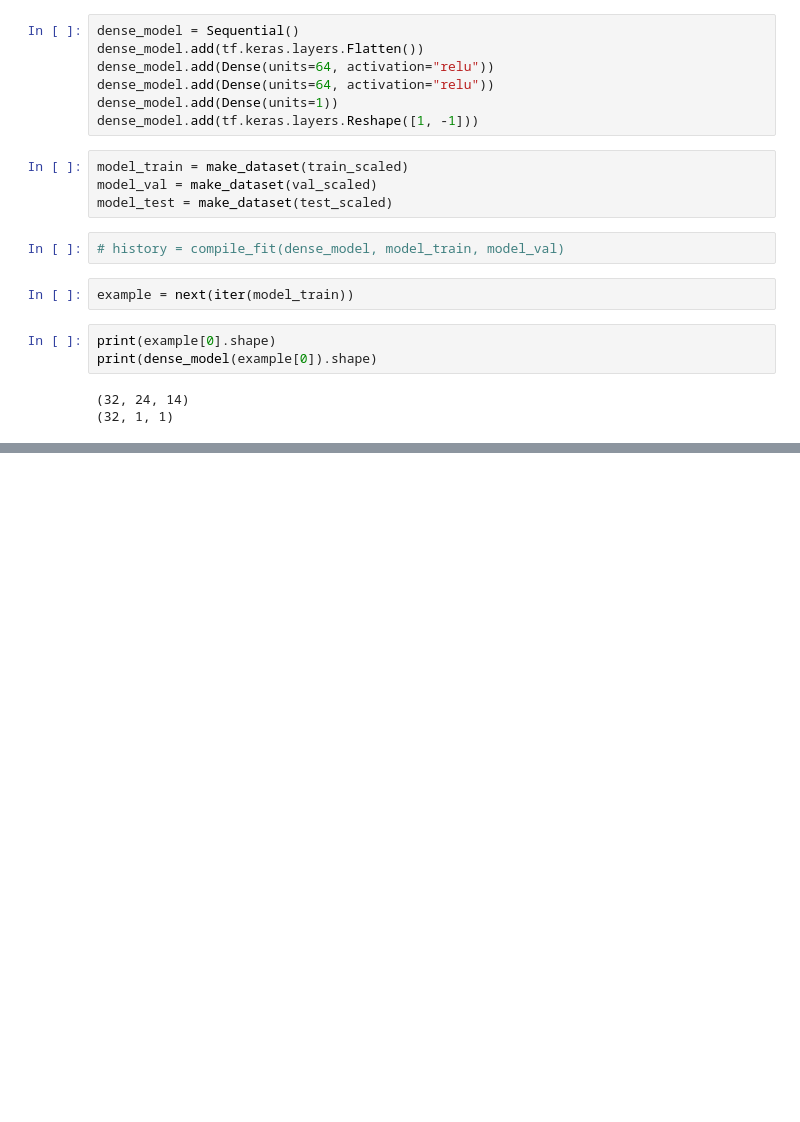
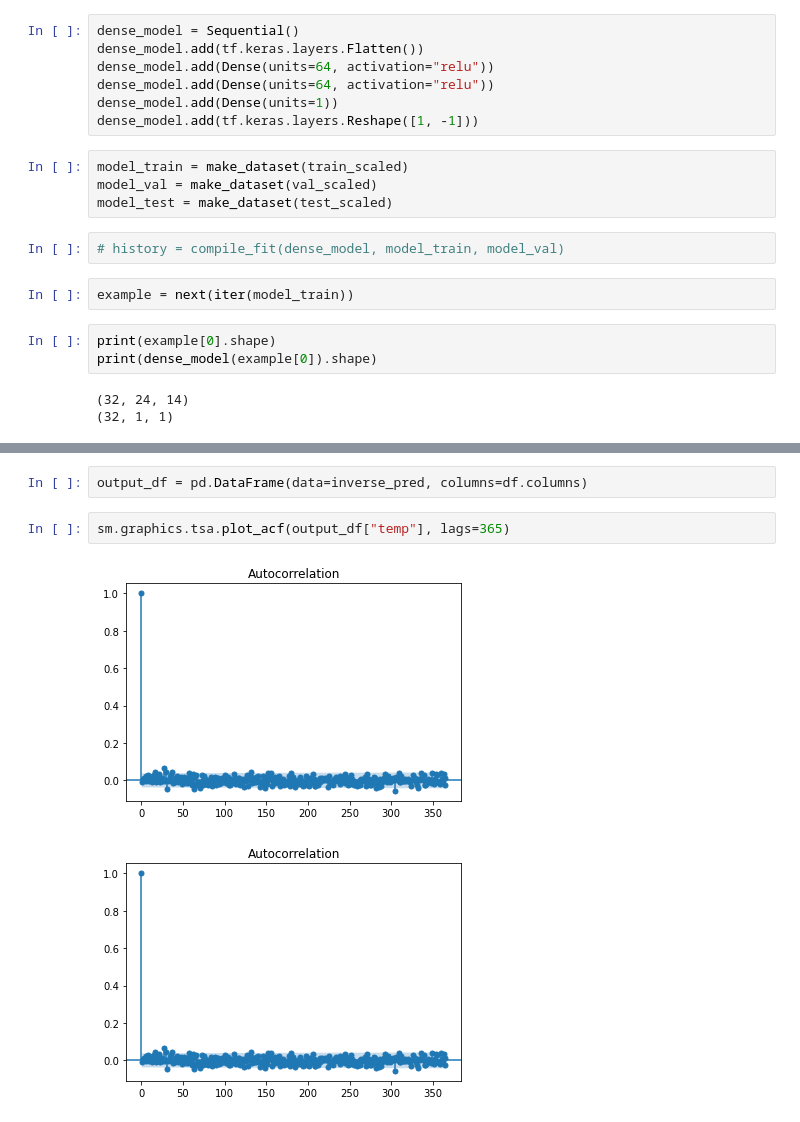
Before and after one commit to tward90/LSTM_Weather_Forecast, a Jupyter notebook: WeatherModelTrain.ipynb, the cells around one changed output, grey strips where cells are left out. Drawn from its saved outputs; the diff is of its cells as text; blank space fills up the shorter version.

```diff
--- a/WeatherModelTrain.ipynb
+++ b/WeatherModelTrain.ipynb
@@ -225,0 +245,7 @@ plt.show()
+# %%
+output_df = pd.DataFrame(data=inverse_pred, columns=df.columns)
+# %%
+sm.graphics.tsa.plot_acf(output_df["temp"], lags=365)
+# %% [output]
+[figure, added]
+[figure, added]
```
Also changed, not shown: parts of 14 cells of this notebook.
